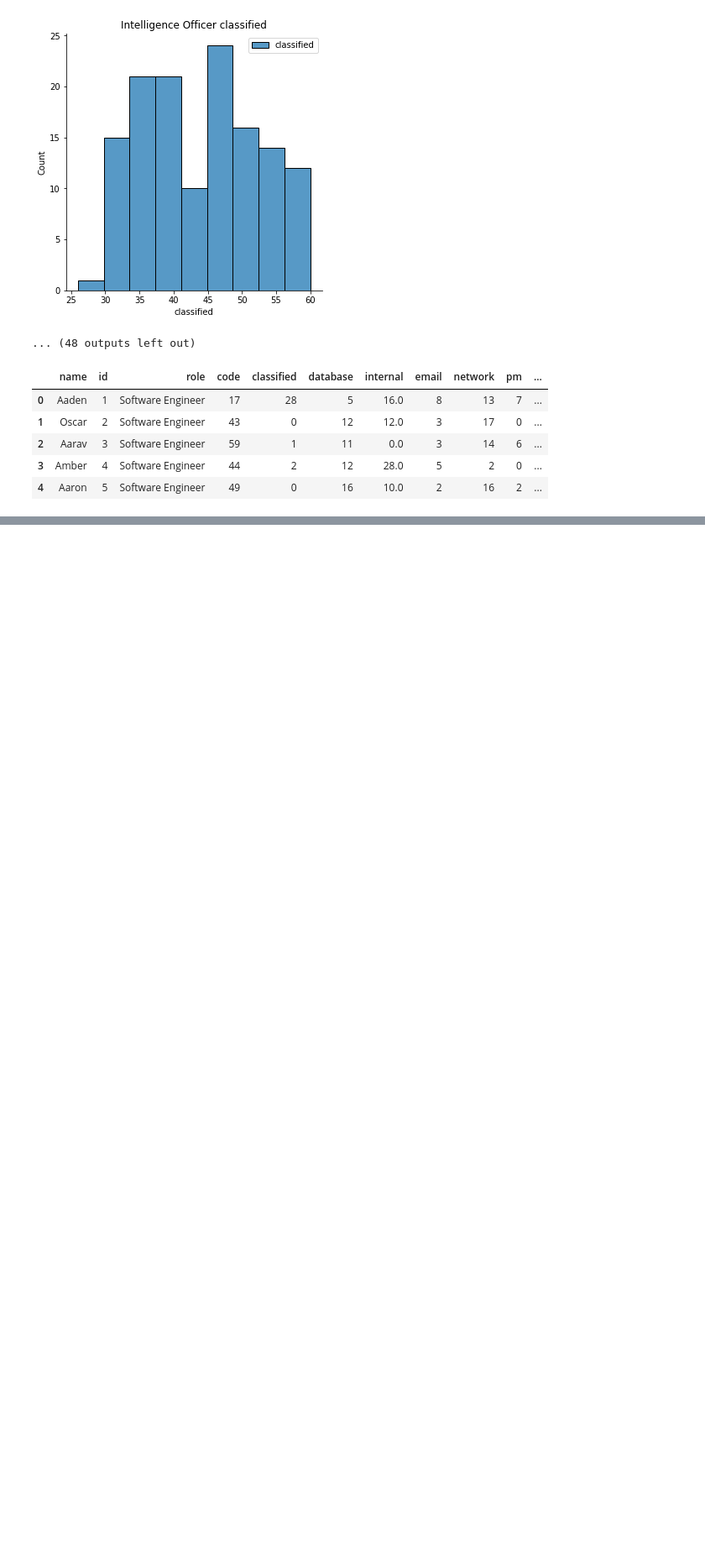
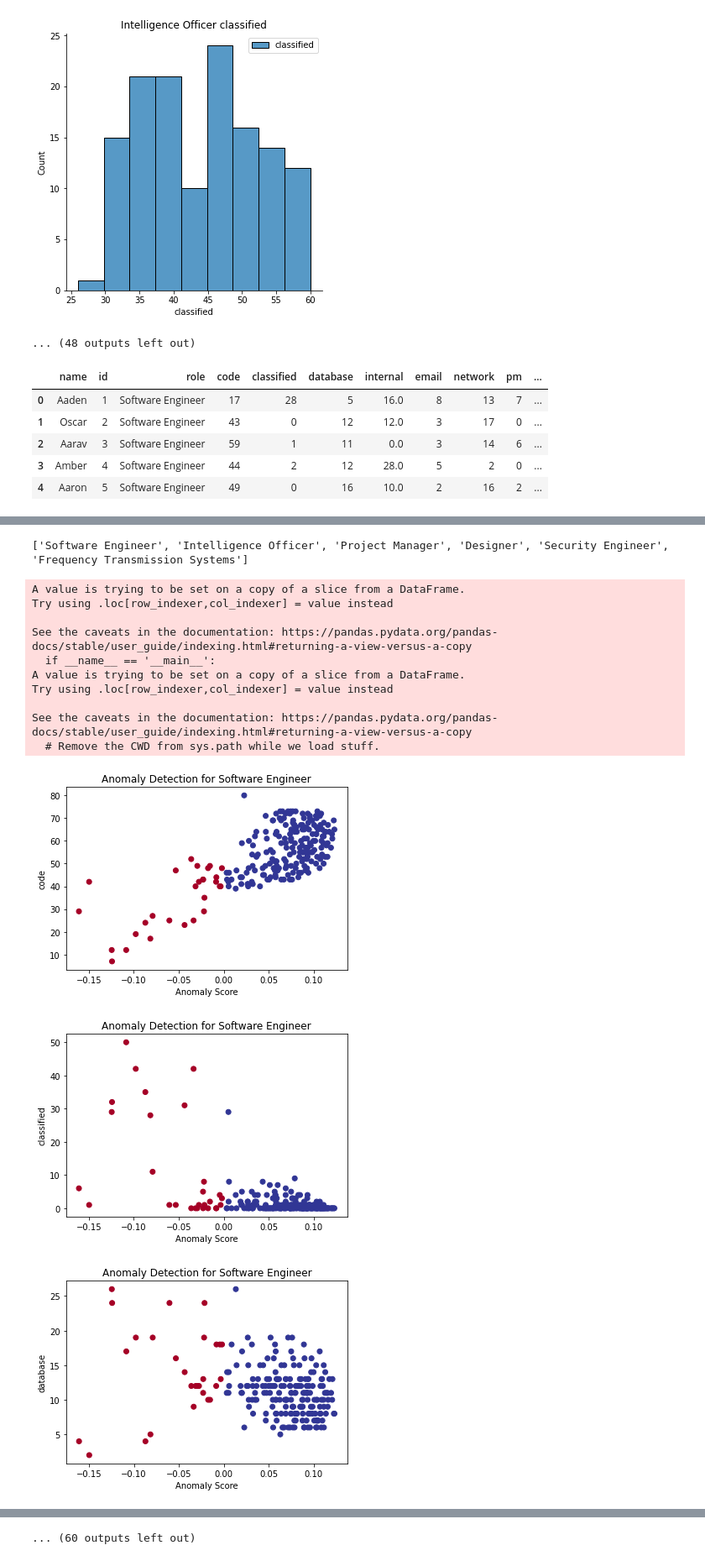
Before and after one commit to Nate8888/TigerGraphHack, a Jupyter notebook: Insider_Threat_Anomaly_Detection.ipynb, the cells around one changed output, grey strips where cells are left out. Shown at 84% size. Cells and saved outputs as stored; diff of their text form; code cells hidden in the pictures; blank space fills up the shorter version.

Commit message:
Complete Anomaly Detection - User activity

```diff
--- a/Insider_Threat_Anomaly_Detection.ipynb
+++ b/Insider_Threat_Anomaly_Detection.ipynb
@@ -79,3 +62,0 @@ df_se
-# %%
-model = IsolationForest(n_estimators=256, max_samples='auto', contamination='auto', max_features=1.0, bootstrap=False, n_jobs=-1, random_state=42, verbose=0)
-model.fit(df_se[['code', 'database', 'network', 'graphic', 'email', 'internal', 'pm', 'multimedia', 'classified', 'social']])
@@ -166,6 +62,0 @@ Name: evaluation, dtype: int64
-# %%
-from sklearn.metrics import confusion_matrix
-matrix = confusion_matrix(df_se.anomaly, df_se.evaluation)
-print(matrix)
-# Print the accuracy
-print(np.trace(matrix) / np.sum(matrix))
@@ -207,0 +63,3 @@ df_se[(df_se.evaluation != df_se.anomaly)]
+# %%
+df.isnull().sum()
+df.fillna(0, inplace=True)
@@ -207,0 +84,58 @@ df_se[(df_se.evaluation != df_se.anomaly)]
+# %%
+all_roles_df = []
+role_str = []
+for role in df.role.unique():
+    all_roles_df.append(df[df.role == role])
+    role_str.append(role)
+
+print(role_str)
+# %% [output]
+['Software Engineer', 'Intelligence Officer', 'Project Manager', 'Designer', 'Security Engineer', 'Frequency Transmission Systems']
+# %%
+it = 0
+accuracies = []
+matrices = []
+fpr = []
+fnr = []
+for each_role_df in all_roles_df:
+    model = IsolationForest(n_estimators=256, max_samples='auto', contamination='auto', max_features=1.0, bootstrap=False, n_jobs=-1, random_state=42, verbose=0)
+    model.fit(each_role_df[['code', 'database', 'network', 'graphic', 'email', 'internal', 'pm', 'multimedia', 'classified', 'social']])
+    each_role_df['anomaly_score'] = model.decision_function(each_role_df[['code', 'database', 'network', 'graphic', 'email', 'internal', 'pm', 'multimedia', 'classified', 'social']])
+    each_role_df['anomaly'] = model.predict(each_role_df[['code', 'database', 'network', 'graphic', 'email', 'internal', 'pm', 'multimedia', 'classified', 'social']])
+    for col in each_role_df.columns:
+        if col != 'name' and col != 'id' and col != 'role' and col != "anomaly_score" and col != "evaluation" and col != "anomaly":
+            plt.scatter(each_role_df.anomaly_score, each_role_df[col], c=each_role_df.anomaly, cmap='RdYlBu')
+            plt.ylabel(col)
+            plt.xlabel('Anomaly Score')
+            plt.title('Anomaly Detection for ' + role_str[it])
+            plt.show()
+    print("Count for role: " + role_str[it])
+    print(each_role_df.anomaly.value_counts())
+    print(each_role_df.evaluation.value_counts())
+    matrix = confusion_matrix(each_role_df.anomaly, each_role_df.evaluation)
+    matrices.append(matrix)
+    print(matrix)
+    # Print the accuracy
+    accuracies.append(np.trace(matrix) / np.sum(matrix))
+    print(np.trace(matrix) / np.sum(matrix))
+    print("False Positive Rate")
+    print(matrix[0][1] / (matrix[0][1] + matrix[1][1]))
+    fpr.append(matrix[0][1] / (matrix[0][1] + matrix[1][1]))
+    print("False Negative Rate")
+    fnr.append(matrix[1][0] / (matrix[0][0] + matrix[1][0]))
+    print(matrix[1][0] / (matrix[0][0] + matrix[1][0]))
+    it += 1
+# %% [output]
+A value is trying to be set on a copy of a slice from a DataFrame.
+Try using .loc[row_indexer,col_indexer] = value instead
+
+See the caveats in the documentation: https://pandas.pydata.org/pandas-docs/stable/user_guide/indexing.html#returning-a-view-versus-a-copy
+  if __name__ == '__main__':
+A value is trying to be set on a copy of a slice from a DataFrame.
+Try using .loc[row_indexer,col_indexer] = value instead
+
+See the caveats in the documentation: https://pandas.pydata.org/pandas-docs/stable/user_guide/indexing.html#returning-a-view-versus-a-copy
+  # Remove the CWD from sys.path while we load stuff.
+[figure, added]
+[figure, added]
+[figure, added]
@@ -207,0 +163 @@ df_se[(df_se.evaluation != df_se.anomaly)]
+... (60 outputs left out)
```
Also changed, not shown: parts of 16 cells of this notebook.
